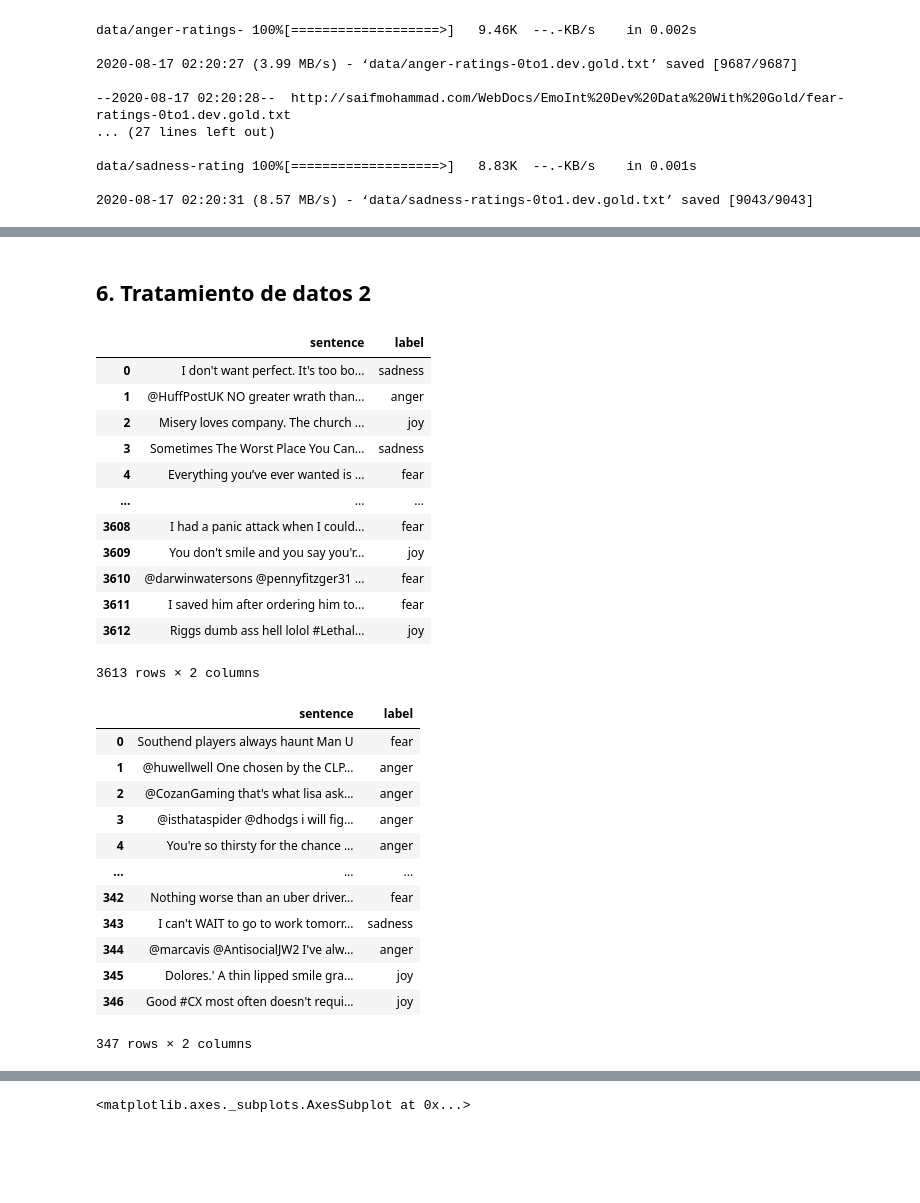
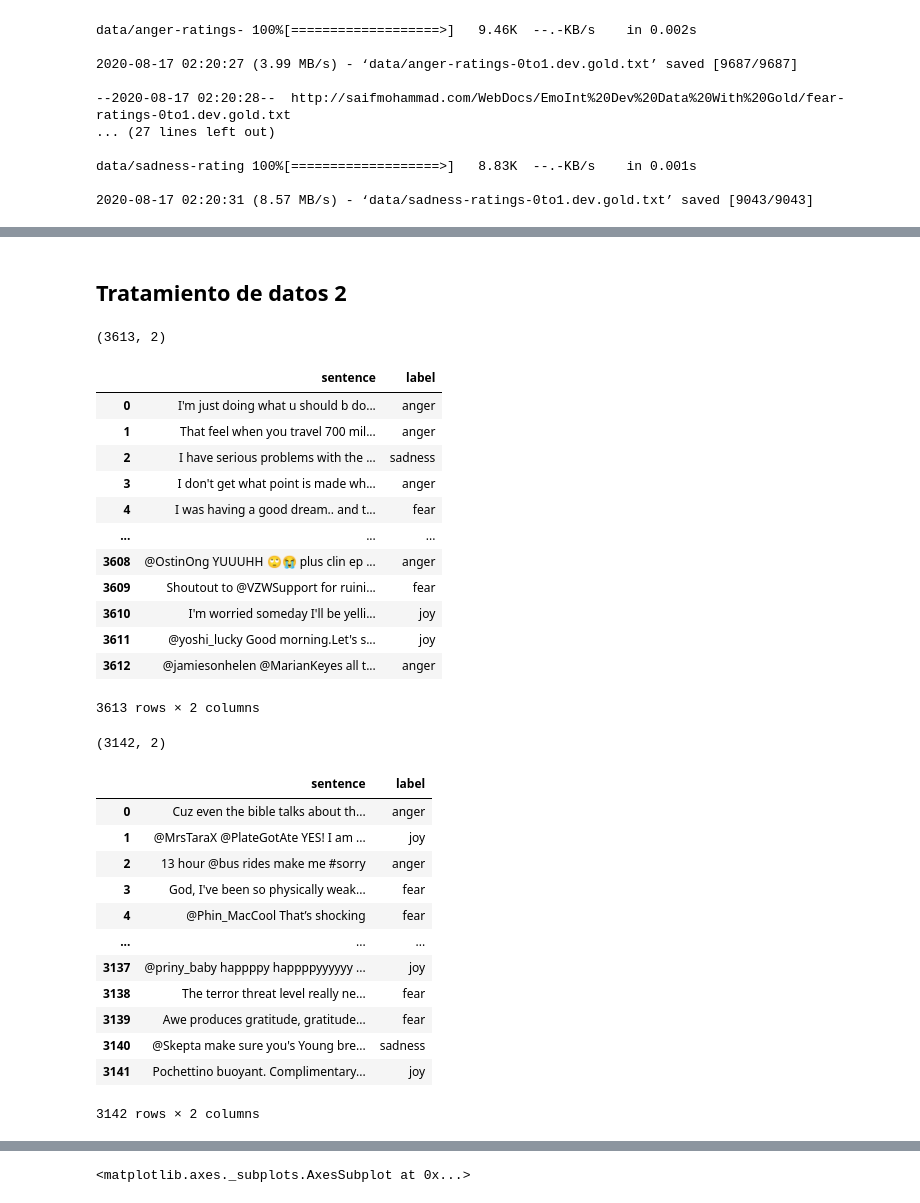
Before and after one commit to Jamf05/20201-ai2-class-project, a Jupyter notebook: download-data.ipynb, the cells around one changed output, grey strips where cells are left out. Drawn from its saved outputs; the diff is of its cells as text; code cells hidden in the pictures; blank space fills up the shorter version.

```diff
--- a/download-data.ipynb
+++ b/download-data.ipynb
@@ -322,5 +409,5 @@ data/sadness-rating 100%[===================>]   8.83K  --.-KB/s    in 0.001s
 # %% [markdown]
-## 6. Tratamiento de datos 2
+## Tratamiento de datos 2
 # %%
 df_anger_train = pd.read_csv("data/anger-ratings-0to1.train.txt", delimiter='	', header=None, names=['index','sentence','label','intensity'])
 df_fear_train = pd.read_csv("data/fear-ratings-0to1.train.txt", delimiter='	', header=None, names=['index','sentence','label','intensity'])
@@ -330,42 +417,46 @@ df_sadness_train = pd.read_csv("data/sadness-ratings-0to1.train.txt", delimiter=
 df_train = pd.concat([df_anger_train,df_fear_train,df_joy_train,df_sadness_train])
 df_train  =  df_train.drop(['index', 'intensity'], axis=1)
 df_train = df_train.sample(frac=1).reset_index(drop=True)
+print(df_train.shape)
 df_train
 # %% [output]
+(3613, 2)
 |  | sentence | label |
-| 0 | I don't want perfect. It's too bo... | sadness |
-| 1 | @HuffPostUK NO greater wrath than... | anger |
-| 2 | Misery loves company. The church ... | joy |
-| 3 | Sometimes The Worst Place You Can... | sadness |
-| 4 | Everything you’ve ever wanted is ... | fear |
+| 0 | I'm just doing what u should b do... | anger |
+| 1 | That feel when you travel 700 mil... | anger |
+| 2 | I have serious problems with the ... | sadness |
+| 3 | I don't get what point is made wh... | anger |
+| 4 | I was having a good dream.. and t... | fear |
 | ... | ... | ... |
-| 3608 | I had a panic attack when I could... | fear |
-| 3609 | You don't smile and you say you'r... | joy |
-| 3610 | @darwinwatersons @pennyfitzger31 ... | fear |
-| 3611 | I saved him after ordering him to... | fear |
-| 3612 | Riggs dumb ass hell lolol #Lethal... | joy |
+| 3608 | @OstinOng YUUUHH 🙄😭 plus clin ep ... | anger |
+| 3609 | Shoutout to @VZWSupport for ruini... | fear |
+| 3610 | I'm worried someday I'll be yelli... | joy |
+| 3611 | @yoshi_lucky Good morning.Let's s... | joy |
+| 3612 | @jamiesonhelen @MarianKeyes all t... | anger |
-3613 rows × 2 columns
+3613 rows × 2 columns
 # %%
-df_anger_test = pd.read_csv("data/anger-ratings-0to1.dev.gold.txt", delimiter='	', header=None, names=['index','sentence','label','intensity'])
-df_fear_test = pd.read_csv("data/fear-ratings-0to1.dev.gold.txt", delimiter='	', header=None, names=['index','sentence','label','intensity'])
-df_joy_test = pd.read_csv("data/joy-ratings-0to1.dev.gold.txt", delimiter='	', header=None, names=['index','sentence','label','intensity'])
-df_sadness_test = pd.read_csv("data/sadness-ratings-0to1.dev.gold.txt", delimiter='	', header=None, names=['index','sentence','label','intensity'])
+df_anger_test = pd.read_csv("data/anger-ratings-0to1.test.gold.txt", delimiter='	', header=None, names=['index','sentence','label','intensity'])
+df_fear_test = pd.read_csv("data/fear-ratings-0to1.test.gold.txt", delimiter='	', header=None, names=['index','sentence','label','intensity'])
+df_joy_test = pd.read_csv("data/joy-ratings-0to1.test.gold.txt", delimiter='	', header=None, names=['index','sentence','label','intensity'])
+df_sadness_test = pd.read_csv("data/sadness-ratings-0to1.test.gold.txt", delimiter='	', header=None, names=['index','sentence','label','intensity'])
 
 df_test = pd.concat([df_anger_test,df_fear_test,df_joy_test,df_sadness_test])
 df_test  =  df_test.drop(['index', 'intensity'], axis=1)
 df_test = df_test.sample(frac=1).reset_index(drop=True)
+print(df_test.shape)
 df_test
 # %% [output]
+(3142, 2)
 |  | sentence | label |
-| 0 | Southend players always haunt Man U | fear |
-| 1 | @huwellwell One chosen by the CLP... | anger |
-| 2 | @CozanGaming that's what lisa ask... | anger |
-| 3 | @isthataspider @dhodgs i will fig... | anger |
-| 4 | You're so thirsty for the chance ... | anger |
+| 0 | Cuz even the bible talks about th... | anger |
+| 1 | @MrsTaraX @PlateGotAte YES! I am ... | joy |
+| 2 | 13 hour @bus rides make me #sorry | anger |
+| 3 | God, I've been so physically weak... | fear |
+| 4 | @Phin_MacCool That’s shocking | fear |
 | ... | ... | ... |
-| 342 | Nothing worse than an uber driver... | fear |
-| 343 | I can't WAIT to go to work tomorr... | sadness |
-| 344 | @marcavis @AntisocialJW2 I've alw... | anger |
-| 345 | Dolores.' A thin lipped smile gra... | joy |
-| 346 | Good #CX most often doesn't requi... | joy |
+| 3137 | @priny_baby happppy happppyyyyyy ... | joy |
+| 3138 | The terror threat level really ne... | fear |
+| 3139 | Awe produces gratitude, gratitude... | fear |
+| 3140 | @Skepta make sure you's Young bre... | sadness |
+| 3141 | Pochettino buoyant. Complimentary... | joy |
-347 rows × 2 columns
+3142 rows × 2 columns
```
Also changed, not shown: parts of 105 cells of this notebook, 22 other files.
